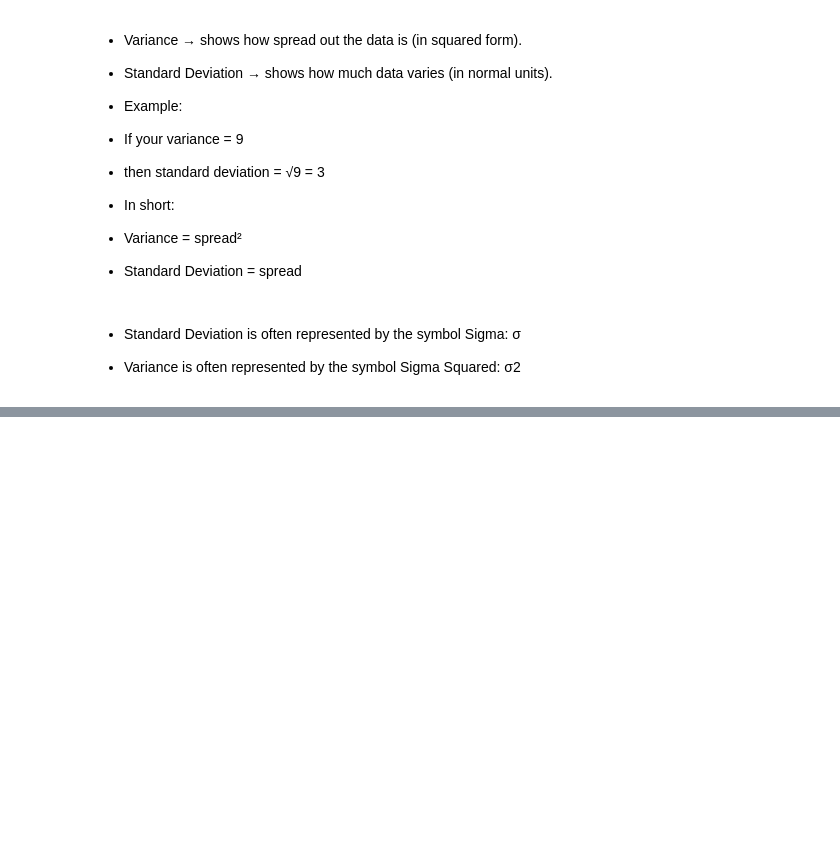
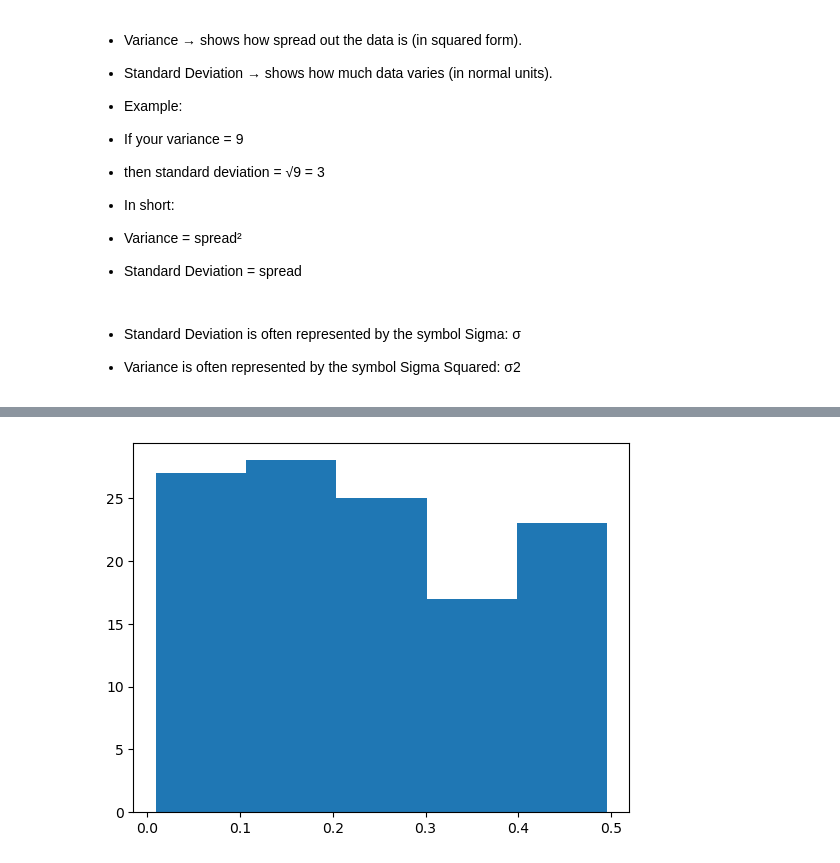
Before and after one commit to minturam21/Machine-Learning, a Jupyter notebook: statistic.ipynb, the cells around one changed output, grey strips where cells are left out. Cells and saved outputs as stored; diff of their text form; code cells hidden in the pictures; blank space fills up the shorter version.

Commit message:
Data Distribution and its type

```diff
--- a/statistic.ipynb
+++ b/statistic.ipynb
@@ -150,0 +185,4 @@ print(x)
+# %%
+import numpy as np
+data = np.random.uniform(0.0, 0.5, 120)
+print(data) # Create an array containing 120 random floats between 0 and 5
@@ -150,0 +210,6 @@ print(x)
+# %%
+import matplotlib.pyplot as plt
+plt.hist(data, 5)
+plt.show()
+# %% [output]
+[figure, added]
```
Also changed, not shown: parts of 17 cells of this notebook.
